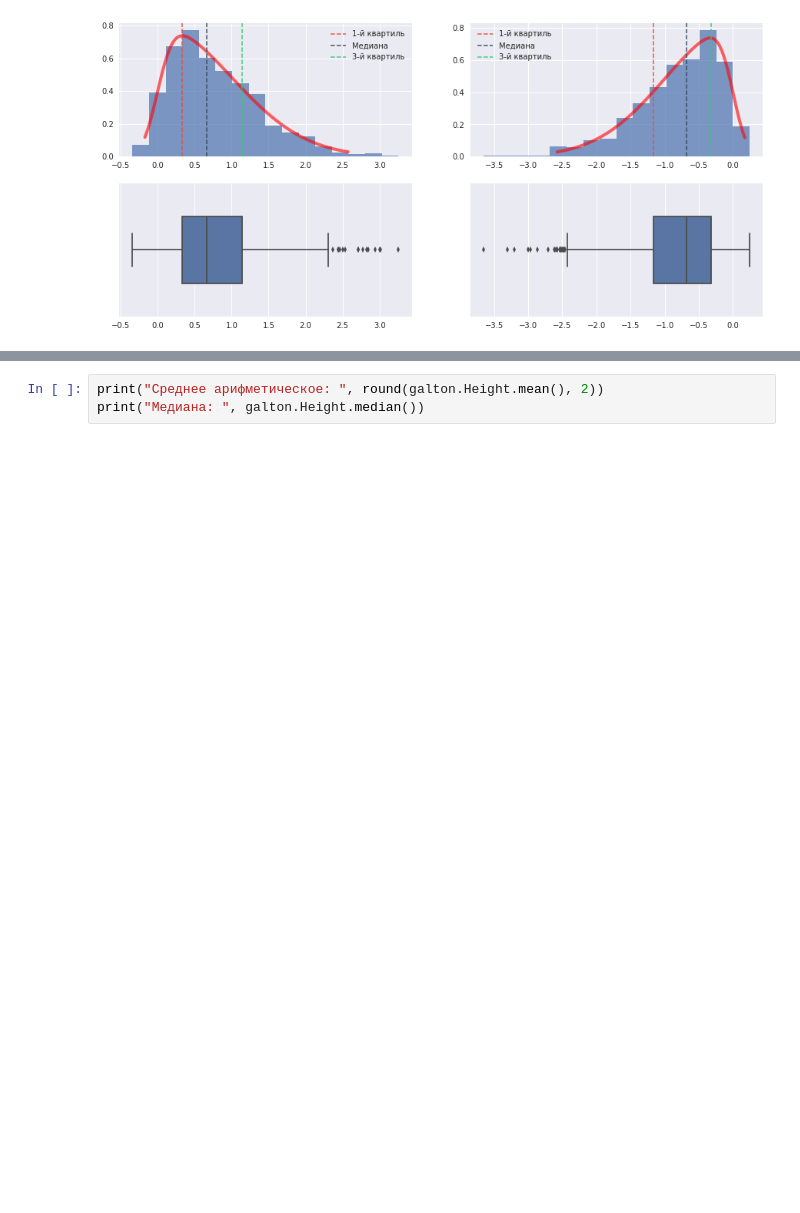
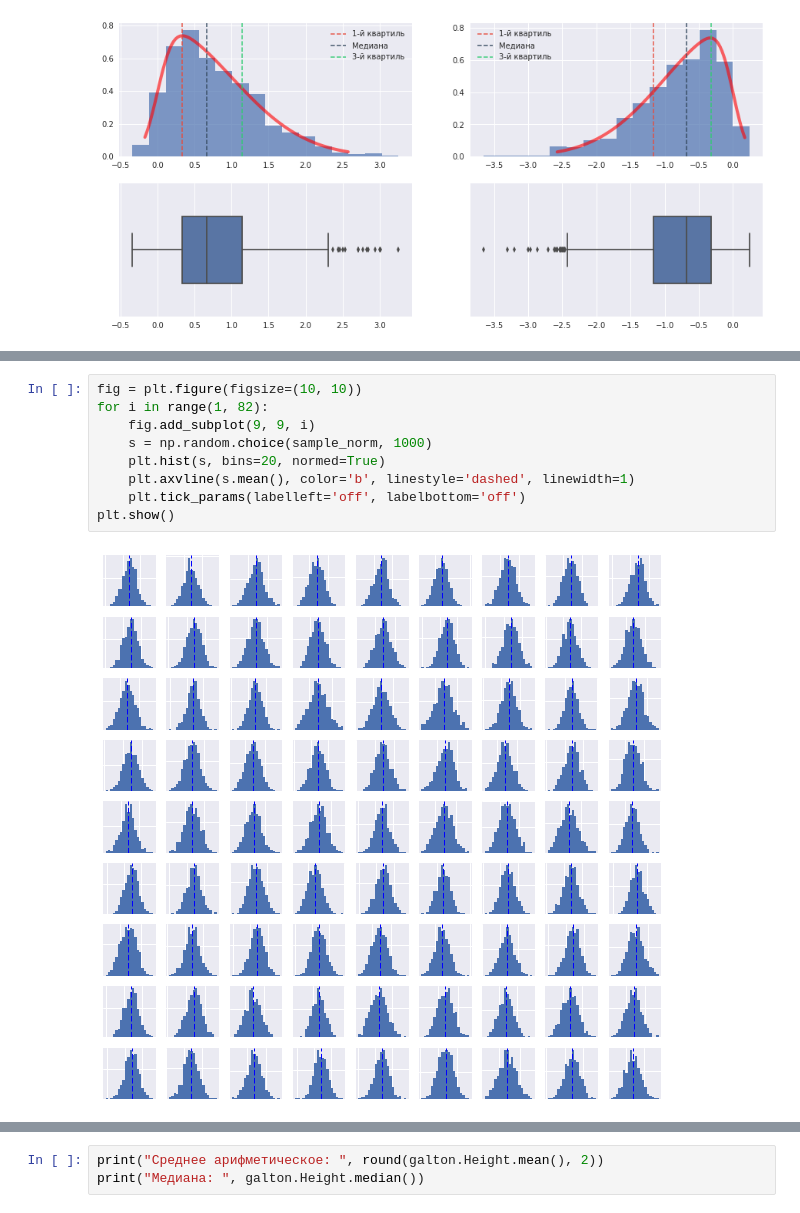
Before and after one commit to mishaberegov/statistics, a Jupyter notebook: Статистика_для_нубов.ipynb, the cells around one changed output, grey strips where cells are left out. Drawn from its saved outputs; the diff is of its cells as text; blank space fills up the shorter version.

```diff
--- a/Статистика_для_нубов.ipynb
+++ b/Статистика_для_нубов.ipynb
@@ -375,0 +404,11 @@ plt.show()
+# %%
+fig = plt.figure(figsize=(10, 10))
+for i in range(1, 82):
+    fig.add_subplot(9, 9, i)
+    s = np.random.choice(sample_norm, 1000)
+    plt.hist(s, bins=20, normed=True)
+    plt.axvline(s.mean(), color='b', linestyle='dashed', linewidth=1)
+    plt.tick_params(labelleft='off', labelbottom='off')
+plt.show()
+# %% [output]
+[figure, added]
```
Also changed, not shown: parts of 17 cells of this notebook.
